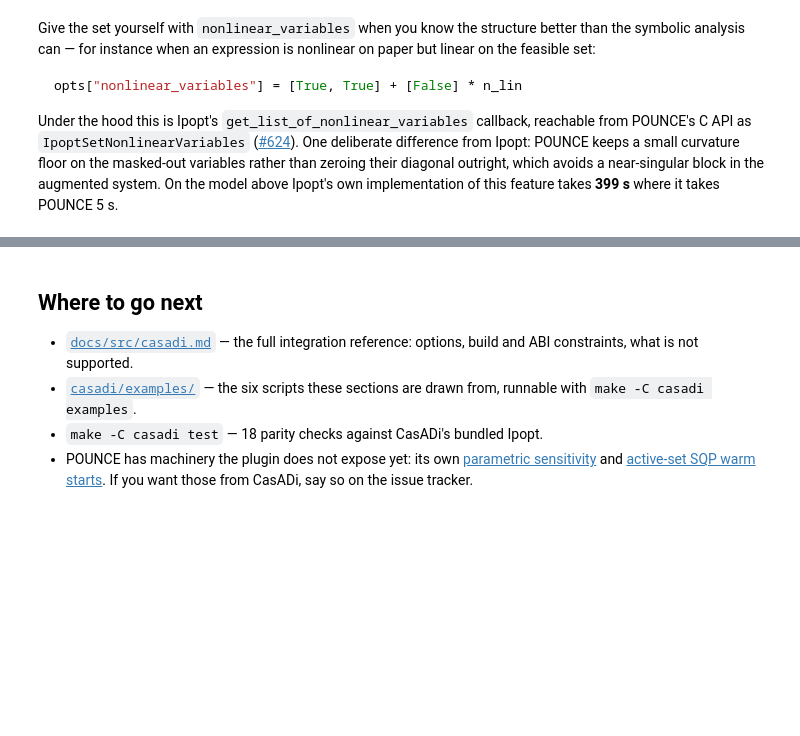
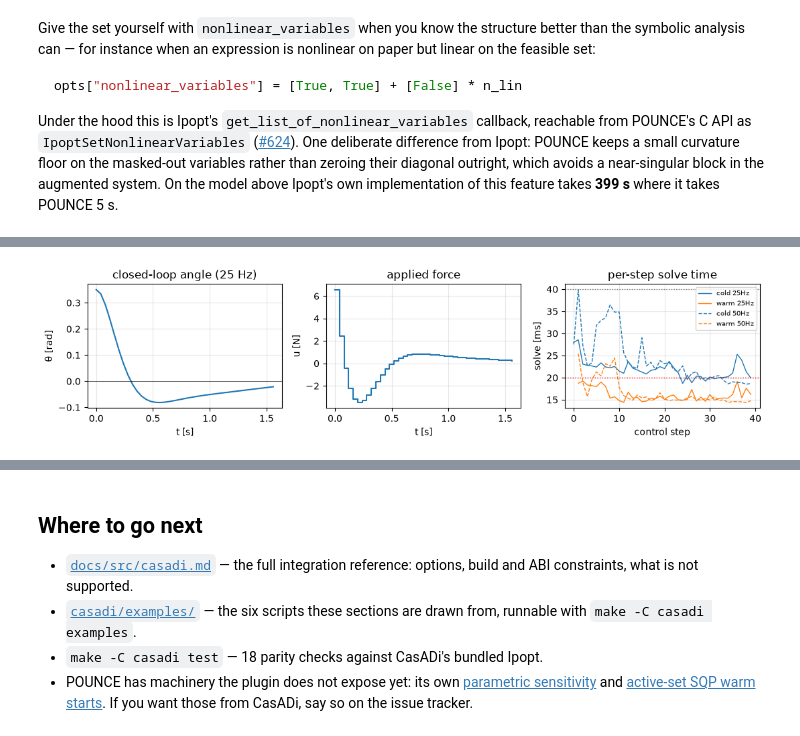
Before and after one commit to jkitchin/pounce, a Jupyter notebook: python/notebooks/35_casadi.ipynb, the cells around one changed output, grey strips where cells are left out. Saved outputs shown, nothing was run; the diff lists cells and outputs as text; code cells hidden in the pictures; blank space fills up the shorter version.

```diff
--- a/python/notebooks/35_casadi.ipynb
+++ b/python/notebooks/35_casadi.ipynb
@@ -393,0 +621,74 @@ lam_x            [-80.953017   0.      ]           [-80.953017   0.      ]    1.
+# %%
+Nm = 25                                   # horizon steps
+
+def build_mpc(hm):
+    Sm, Um = ca.MX.sym("S", 4, Nm + 1), ca.MX.sym("U", 1, Nm)
+    s0p = ca.MX.sym("s0p", 4)
+    cost, cons = 0, [Sm[:, 0] - s0p]
+    for k in range(Nm):
+        cons.append(Sm[:, k+1] - rk4(Sm[:, k], Um[0, k], hm))
+        cost += (10*Sm[1, k]**2 + Sm[0, k]**2
+                 + 0.1*(Sm[2, k]**2 + Sm[3, k]**2) + 0.01*Um[0, k]**2)
+    cost += 100 * (Sm[1, Nm]**2 + Sm[3, Nm]**2)
+    nlp = {"x": ca.vertcat(ca.vec(Sm), ca.vec(Um)), "p": s0p,
+           "f": cost, "g": ca.vertcat(*cons)}
+    args = dict(lbg=0, ubg=0,
+                lbx=[-ca.inf] * (4 * (Nm + 1)) + [-20.0] * Nm,
+                ubx=[ca.inf] * (4 * (Nm + 1)) + [20.0] * Nm)
+    return nlp, 4 * (Nm + 1) + Nm, args
+
+def closed_loop(hm, steps=40):
+    nlp_m, nxc, cargs = build_mpc(hm)
+    base = {"print_level": 0, "tol": 1e-6}
+    cold = ca.nlpsol("cold_cp", "pounce", nlp_m, {"print_time": False, "pounce": base})
+    warm = ca.nlpsol("warm_cp", "pounce", nlp_m, {"print_time": False, "pounce": dict(
+        base, warm_start_init_point="yes", mu_init=1e-6)})
+    state, prev = ca.DM([0.0, 0.35, 0.0, 0.0]), None
+    t_cold, t_warm, traj = [], [], []
+    for step in range(steps):
+        t0 = time.perf_counter()                  # what a cold solve would cost
+        cold(x0=ca.DM.zeros(nxc), p=state, **cargs)
+        t_cold.append((time.perf_counter() - t0) * 1e3)
+
+        t0 = time.perf_counter()                  # what the loop actually runs
+        if prev is None:
+            prev = cold(x0=ca.DM.zeros(nxc), p=state, **cargs)
+        else:
+            prev = warm(x0=prev["x"], lam_g0=prev["lam_g"], lam_x0=prev["lam_x"],
+                        p=state, **cargs)
+            t_warm.append((time.perf_counter() - t0) * 1e3)
+
+        u0 = float(prev["x"][4 * (Nm + 1)])
+        traj.append((float(state[1]), u0))
+        state = ca.DM(np.array(rk4(state, u0, hm)).ravel())
+    return np.array(t_cold), np.array(t_warm), traj
+
+runs = {}
+print(f"{'rate':>8s} {'period':>8s} {'':>6s}{'mean':>8s}{'max':>8s}   deadline")
+for hm in (0.04, 0.02):                          # 25 Hz, then 50 Hz
+    tc, tw, traj = closed_loop(hm)
+    runs[hm] = (tc, tw, traj)
+    for label, arr in (("cold", tc), ("warm", tw)):
+        verdict = "fits" if arr.max() < hm * 1e3 else "MISSES"
+        print(f"{1/hm:7.0f}Hz {hm*1e3:6.0f}ms {label:>6s}{arr.mean():8.1f}{arr.max():8.1f}   {verdict}")
+
+tc, tw, traj = runs[0.04]
+th, uu = zip(*traj)
+tt = np.arange(len(traj)) * 0.04
+fig, ax = plt.subplots(1, 3, figsize=(11, 2.8))
+ax[0].plot(tt, th); ax[0].axhline(0, color="k", lw=0.5)
+ax[0].set(xlabel="t [s]", ylabel="θ [rad]", title="closed-loop angle (25 Hz)")
+ax[1].step(tt, uu, where="post"); ax[1].set(xlabel="t [s]", ylabel="u [N]", title="applied force")
+for hm, style in ((0.04, "-"), (0.02, "--")):
+    c, w, _ = runs[hm]
+    ax[2].plot(c, style, color="C0", lw=1, label=f"cold {1/hm:.0f}Hz")
+    ax[2].plot(np.arange(1, len(w) + 1), w, style, color="C1", lw=1, label=f"warm {1/hm:.0f}Hz")
+for hm, col in ((0.04, "0.5"), (0.02, "r")):
+    ax[2].axhline(hm * 1e3, color=col, ls=":", lw=1)
+ax[2].set(xlabel="control step", ylabel="solve [ms]", title="per-step solve time")
+ax[2].legend(fontsize=7)
+for a in ax:
+    a.grid(alpha=0.3)
+fig.tight_layout()
+print(f"\nθ driven from 0.35 rad to {traj[-1][0]:+.4f} rad in {len(traj)} steps")
+# %% [output]
@@ -393,0 +702 @@ lam_x            [-80.953017   0.      ]           [-80.953017   0.      ]    1.
+[figure, added]
```
Also changed, not shown: parts of 15 cells of this notebook, 5 other files.
